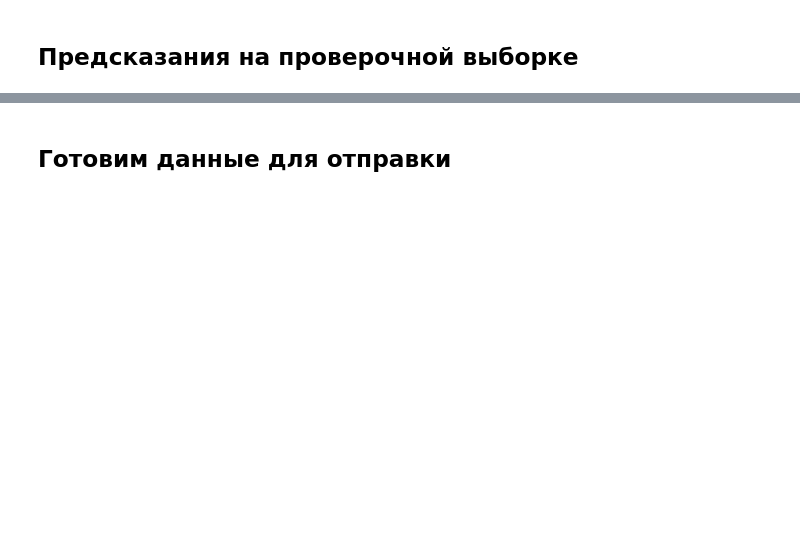
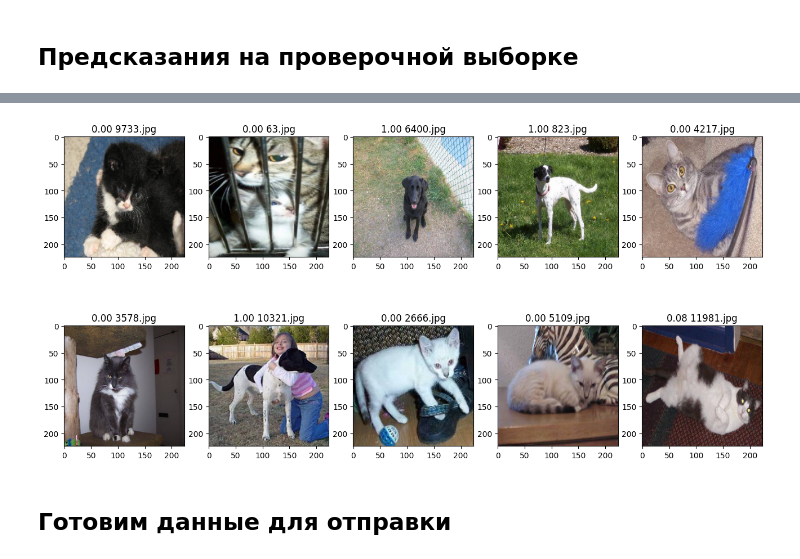
Before and after one commit to vaslv/netology, a Jupyter notebook: 005 Домашнее задание Обучение сверточной сети на практике/work.ipynb, the cells around one changed output, grey strips where cells are left out. Cells and saved outputs as stored; diff of their text form; code cells hidden in the pictures; blank space fills up the shorter version.

```diff
--- a/005 Домашнее задание Обучение сверточной сети на практике/work.ipynb
+++ b/005 Домашнее задание Обучение сверточной сети на практике/work.ipynb
@@ -148,9 +158,41 @@ model.compile(optimizer='adam',
+# %%
+model.compile(
+    optimizer=tf.keras.optimizers.Adam(learning_rate=1e-4),
+    loss='binary_crossentropy',
+    metrics=['accuracy']
+)
+
+checkpoint_path = 'best_model_vgg16.h5'
+
+callbacks = [
+    tf.keras.callbacks.ModelCheckpoint(
+        checkpoint_path,
+        monitor='val_loss',
+        save_best_only=True,
+        verbose=1
+    ),
+    tf.keras.callbacks.ReduceLROnPlateau(
+        monitor='val_loss',
+        factor=0.5,
+        patience=3,
+        verbose=1
+    ),
+    tf.keras.callbacks.EarlyStopping(
+        monitor='val_loss',
+        patience=7,
+        restore_best_weights=True,
+        verbose=1
+    )
+]
+
+if os.path.exists(checkpoint_path):
+    model.load_weights(checkpoint_path)
 # %%
-val_samples = 5  # число изображений в валидационной выборке
+val_samples = int(len(train_files) * 0.2)  # число изображений в валидационной выборке
 
 shuffle(train_files)  # перемешиваем обучающую выборку
 validation_data = next(fit_generator(train_files[:val_samples], val_samples))
-train_data = fit_generator(train_files[val_samples:])  # данные читаем функцией-генератором
+train_data = fit_generator(train_files[val_samples:], BATCH_SIZE)  # данные читаем функцией-генератором
 
 # запускаем процесс обучения
 model.fit(train_data,
@@ -183,4 +224,7 @@ model.save('cats-dogs-vgg16.hdf5')
 ## Предсказания на проверочной выборке
 # %%
 test_pred = model.predict(
-    predict_generator(test_files), steps=len(test_files))
+    predict_generator(test_files),
+    steps=len(test_files),
+    verbose=1
+)
@@ -187,10 +233,12 @@ test_pred = model.predict(
 # %%
 fig = plt.figure(figsize=(16, 8))
 for i, (path, score) in enumerate(zip(test_files[:10], test_pred[:10]), 1):
     subplot = fig.add_subplot(2, 5, i)
-    subplot.set_title('%.2f %s' % (score, os.path.basename(path)))
-    img = cv2.imread(path)[...,::-1]
+    subplot.set_title(f'{score.item():.2f} {os.path.basename(path)}')
+    img = cv2.imread(path)[..., ::-1]
     img = cv2.resize(img, IMG_SIZE)
     subplot.imshow(img)
+# %% [output]
+[figure, added]
 # %% [markdown]
 ## Готовим данные для отправки
```
Also changed, not shown: parts of 14 cells of this notebook.
